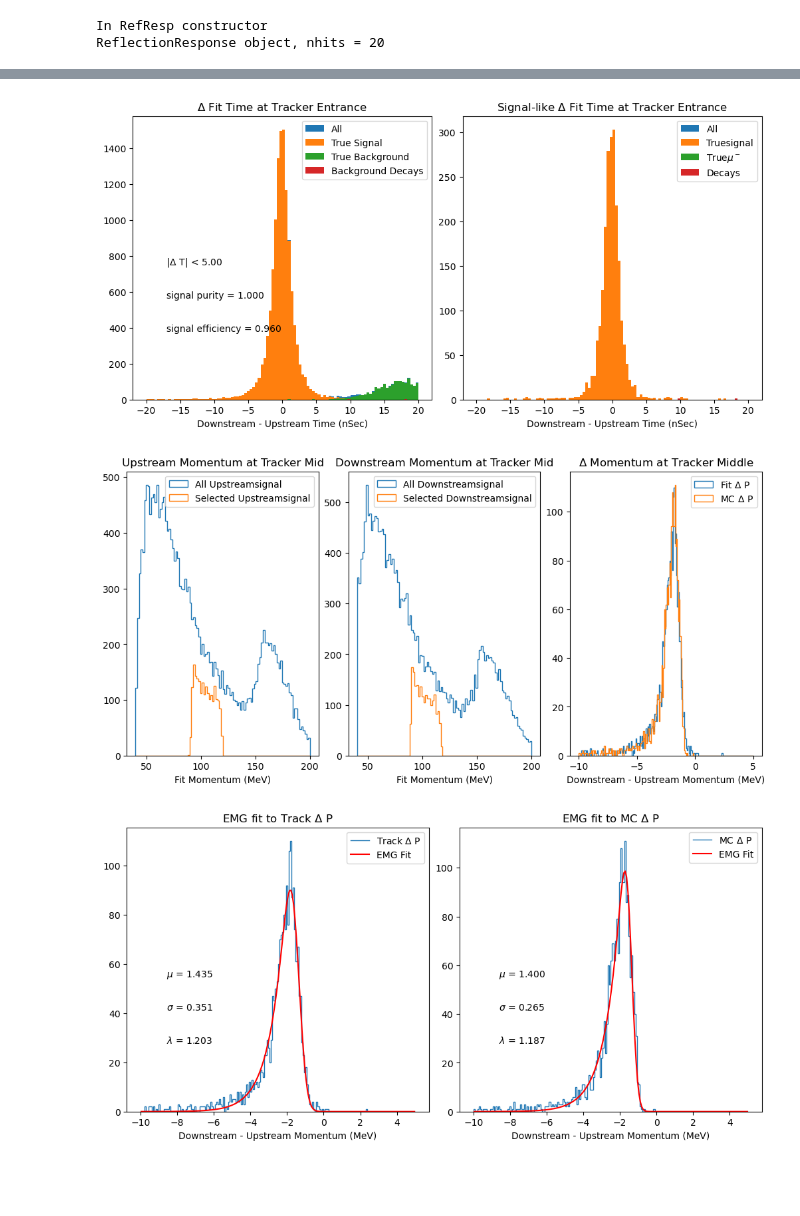
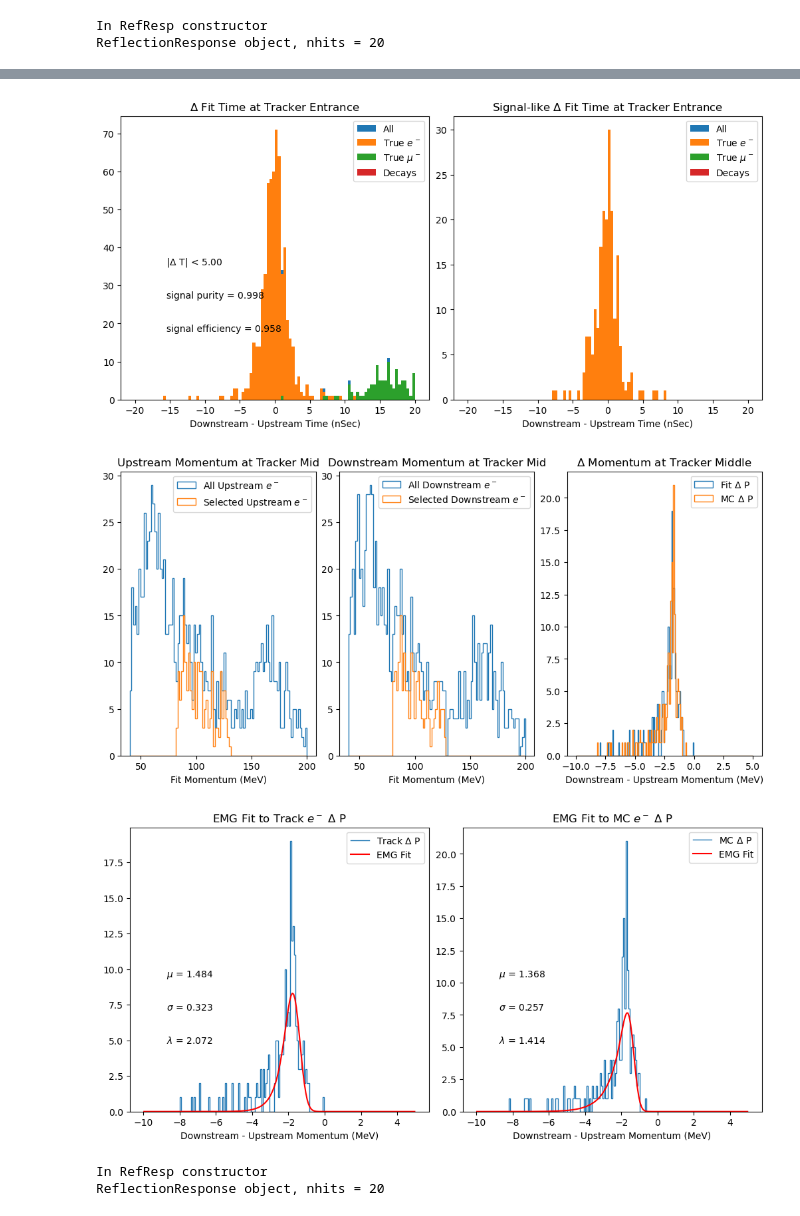
Before and after one commit to brownd1978/RefAna, a Jupyter notebook: RefResp.ipynb, the cells around one changed output, grey strips where cells are left out. Drawn from its saved outputs; the diff is of its cells as text; code cells hidden in the pictures; blank space fills up the shorter version.

```diff
--- a/RefResp.ipynb
+++ b/RefResp.ipynb
@@ -2,7 +2,8 @@
 import RefResp
 # %%
 onefile = ["/data/HD5/users/brownd/61803286/nts.brownd.TAReflect.CRYAllOffSpill.001202_00000010.root"]
-offfiles = [
+twofile = ["/data/HD5/users/brownd/61803286/nts.brownd.TAReflect.CRYAllOffSpill.001202_00000518.root" ]
+allfiles = [
 "/data/HD5/users/brownd/61803286/nts.brownd.TAReflect.CRYAllOffSpill.001202_00000010.root",
 "/data/HD5/users/brownd/61803286/nts.brownd.TAReflect.CRYAllOffSpill.001202_00000518.root",
 "/data/HD5/users/brownd/61803286/nts.brownd.TAReflect.CRYAllOffSpill.001202_00001032.root",
@@ -24,13 +25,15 @@ offfiles = [
 "/data/HD5/users/brownd/61803286/nts.brownd.TAReflect.CRYAllOffSpill.001202_00009535.root",
 "/data/HD5/users/brownd/61803286/nts.brownd.TAReflect.CRYAllOffSpill.001202_00013483.root"
 ]
+offfiles = onefile
 # %%
-rr = RefResp.RefResp(30,11,13)
-rr.Print()
+emrange = [80,130]
+rem = RefResp.RefResp(emrange,11,13)
+rem.Print()
 # %% [output]
 In RefResp constructor
 ReflectionResponse object, nhits = 20
 # %%
-rr.Loop(offfiles,"TARe/ntuple")
+rem.Loop(offfiles,"TARe/ntuple")
 # %% [output]
 Processing batch  0
@@ -63,3 +52,10 @@ MC Fit covariance [[ 7.62199411e+00 -1.99168824e-04  1.22202672e-04 -8.46381181e
-[figure, old version]
+[figure, new version]
-[figure, old version]
+[figure, new version]
-[figure, old version]
+[figure, new version]
+# %%
+eprange = [80,130]
+rep = RefResp.RefResp(eprange,-11,-13)
+rep.Print()
+# %% [output]
+In RefResp constructor
+ReflectionResponse object, nhits = 20
```
Also changed, not shown: parts of 6 cells of this notebook, 1 other file.
